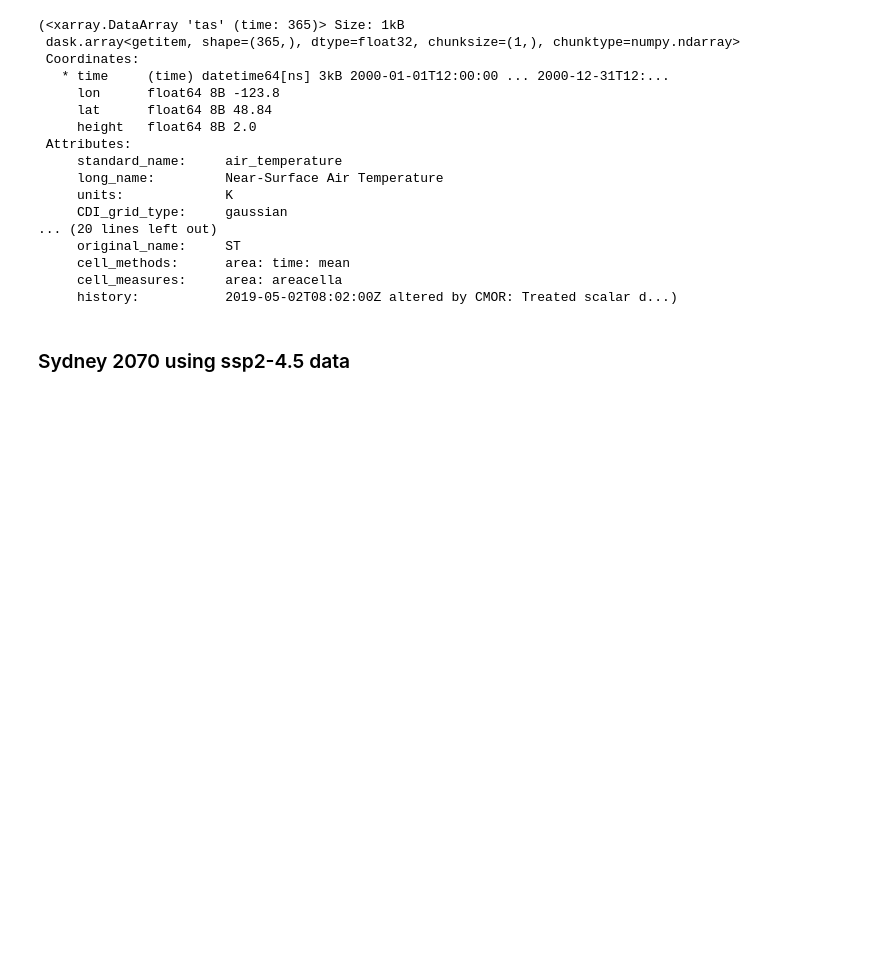
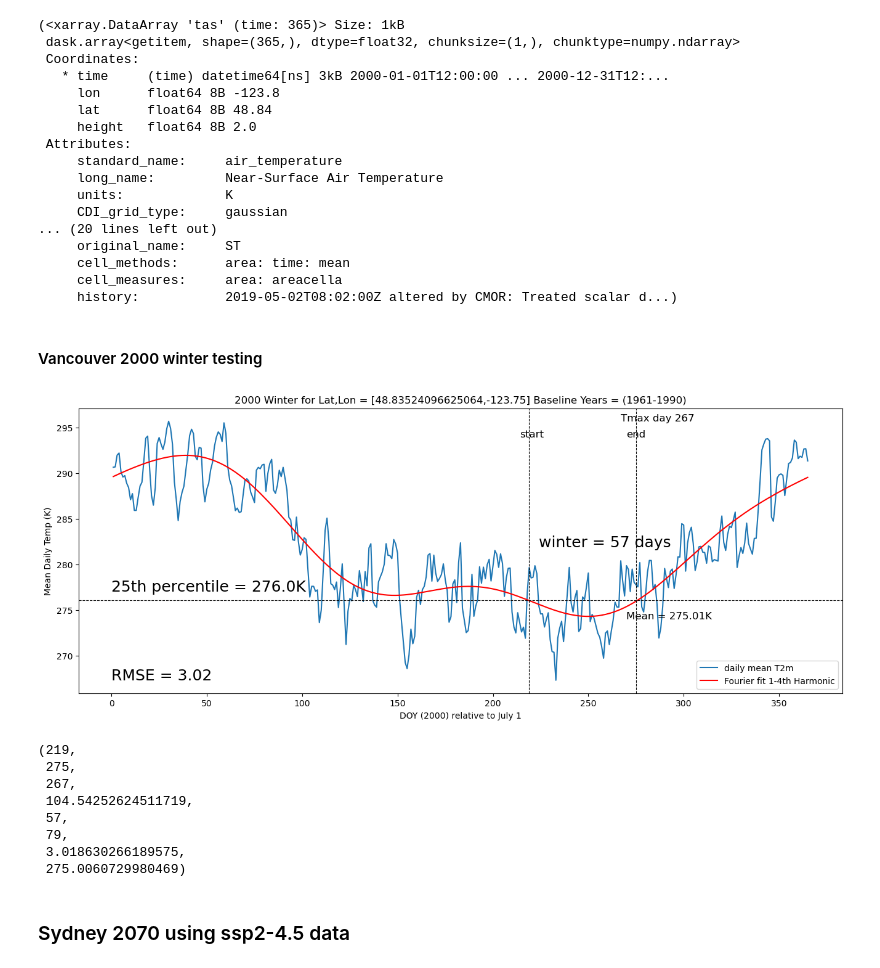
Before and after one commit to tedscott/HeatWaves, a Jupyter notebook: Winter/ProcessCMIP6GlobalWinters.ipynb, the cells around one changed output. Drawn from its saved outputs; the diff is of its cells as text; code cells hidden in the pictures; blank space fills up the shorter version.

```diff
--- a/Winter/ProcessCMIP6GlobalWinters.ipynb
+++ b/Winter/ProcessCMIP6GlobalWinters.ipynb
@@ -1208,5 +1407,20 @@ curr, nxt
      cell_methods:      area: time: mean
      cell_measures:     area: areacella
      history:           2019-05-02T08:02:00Z altered by CMOR: Treated scalar d...)
+# %% [markdown]
+#### Vancouver 2000 winter testing
+# %%
+start_day, last_day, day_of_max, acc_cold, winter_length, winterlike_days, rmse, mean_temp = WinterStatsFourier(curr, nxt, thresh, True, True, True)
+start_day, last_day, day_of_max, acc_cold, winter_length, winterlike_days, rmse, mean_temp
+# %% [output]
+[figure, added]
+(219,
+ 275,
+ 267,
+ 104.54252624511719,
+ 57,
+ 79,
+ 3.018630266189575,
+ 275.0060729980469)
 # %% [markdown]
 ### Sydney 2070 using ssp2-4.5 data
```
Also changed, not shown: parts of 27 cells of this notebook, 2 other files.
